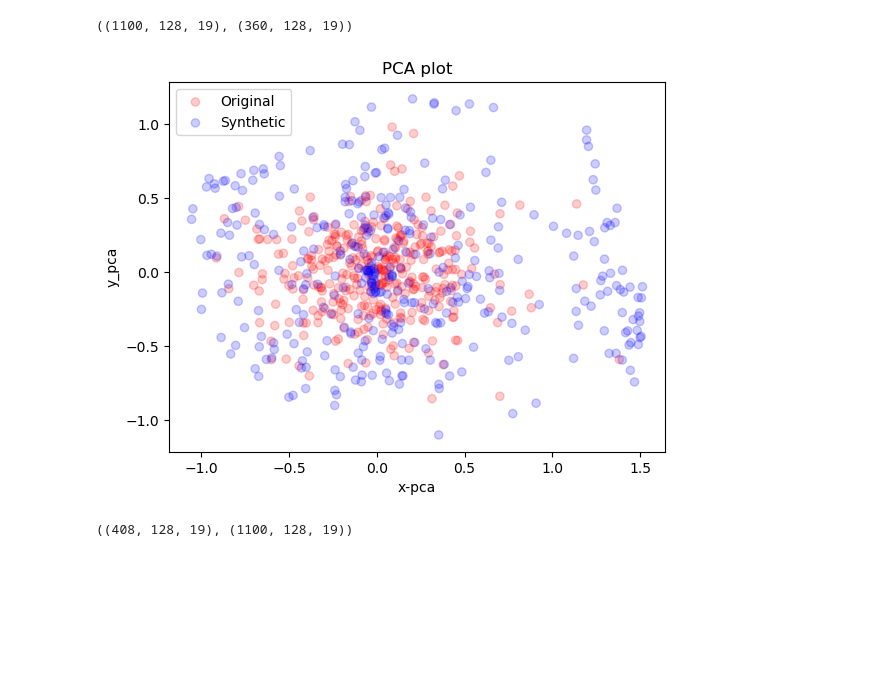
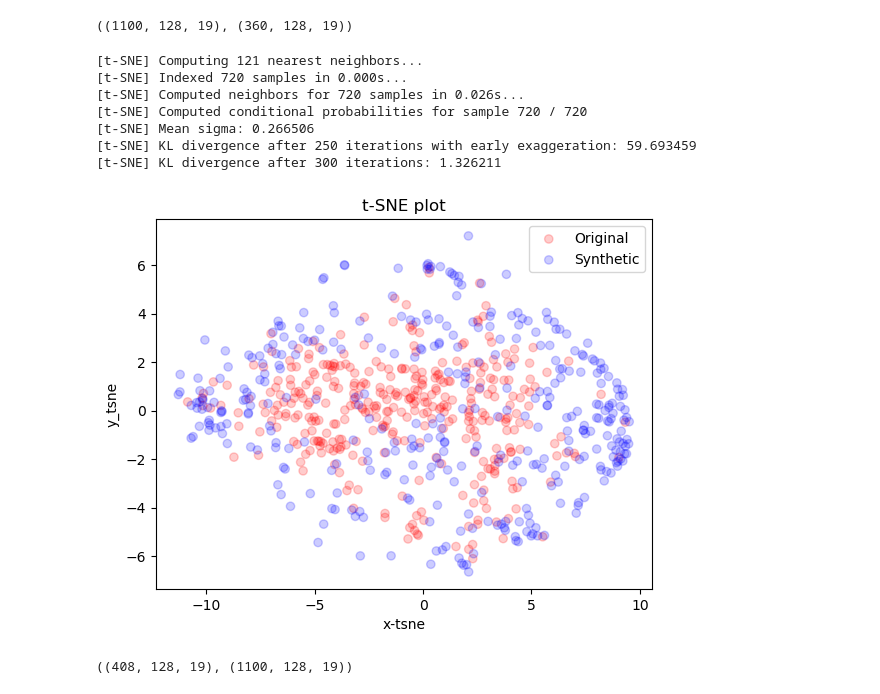
Before and after one commit to ASR-CuriousOne/DiffTSEEG, a Jupyter notebook: experiments/eeg_multiple_classes.ipynb, the cells around one changed output. Cells and saved outputs as stored; diff of their text form; code cells hidden in the pictures; blank space fills up the shorter version.

```diff
--- a/experiments/eeg_multiple_classes.ipynb
+++ b/experiments/eeg_multiple_classes.ipynb
@@ -135,9 +135,16 @@ fake_data_0.shape,ori_data_0.shape
 # %% [output]
 ((1100, 128, 19), (360, 128, 19))
 # %%
-visualization(ori_data=ori_data_0, generated_data=fake_data_0, analysis='pca', compare=360)
+visualization(ori_data=ori_data_0, generated_data=fake_data_0, analysis='tsne', compare=360)
 # %% [output]
+[t-SNE] Computing 121 nearest neighbors...
+[t-SNE] Indexed 720 samples in 0.000s...
+[t-SNE] Computed neighbors for 720 samples in 0.026s...
+[t-SNE] Computed conditional probabilities for sample 720 / 720
+[t-SNE] Mean sigma: 0.266506
+[t-SNE] KL divergence after 250 iterations with early exaggeration: 59.693459
+[t-SNE] KL divergence after 300 iterations: 1.326211
-[figure, old version]
+[figure, new version]
 # %%
 ori_data_1 = dataset.normalize(dataset.data_1)
 origDataSave = "./Saved/origNorm1_EEG.npy";
```
Also changed, not shown: parts of 2 cells of this notebook, 3 other files.
